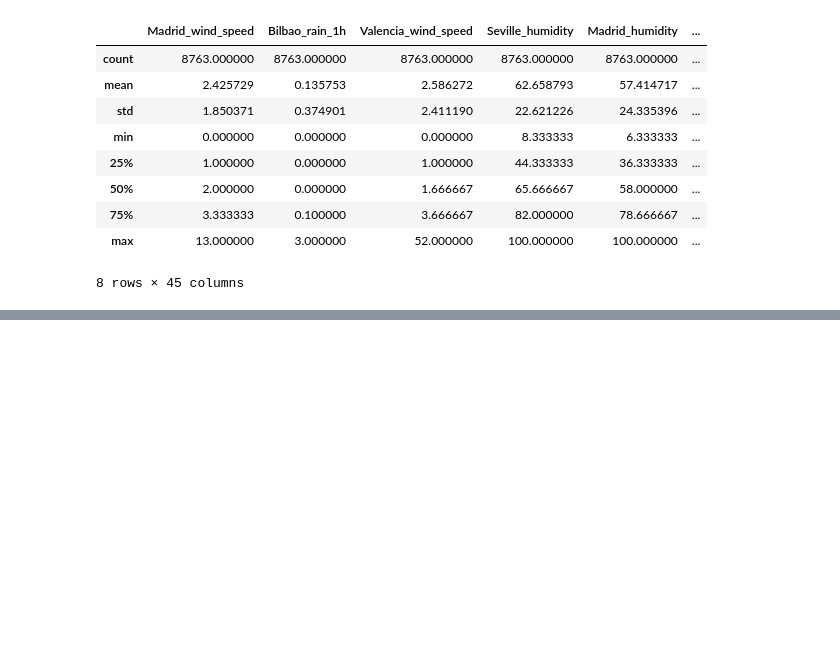
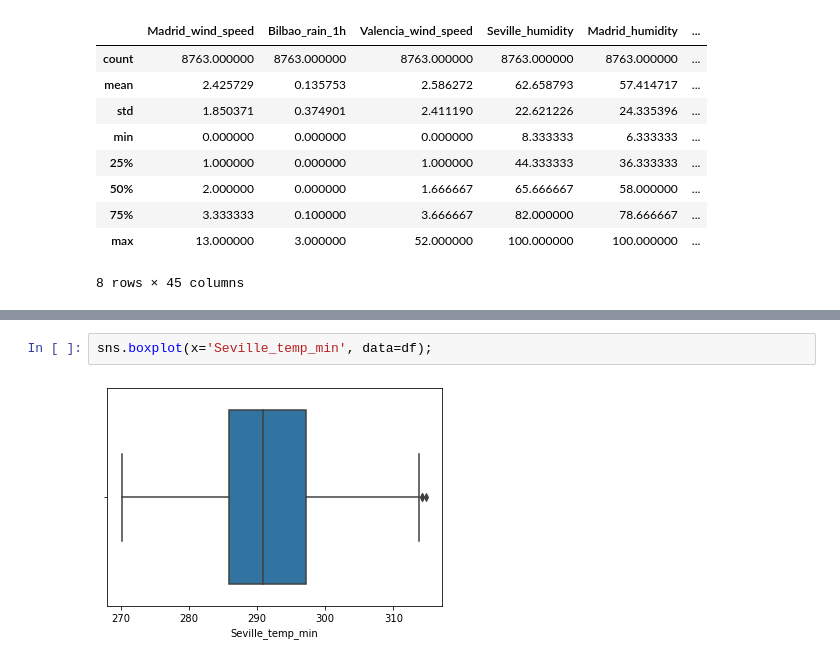
Before and after one commit to kabirodavies/-Machine-Learning-Advanced-Regression, a Jupyter notebook: spain-electricity-shortfall-challenge.ipynb, the cells around one changed output, grey strips where cells are left out. Drawn from its saved outputs; the diff is of its cells as text; blank space fills up the shorter version.

```diff
--- a/spain-electricity-shortfall-challenge.ipynb
+++ b/spain-electricity-shortfall-challenge.ipynb
@@ -22,0 +268,4 @@ df.describe()
+# %%
+sns.boxplot(x='Seville_temp_min', data=df);
+# %% [output]
+[figure, added]
```
Also changed, not shown: parts of 27 cells of this notebook.
